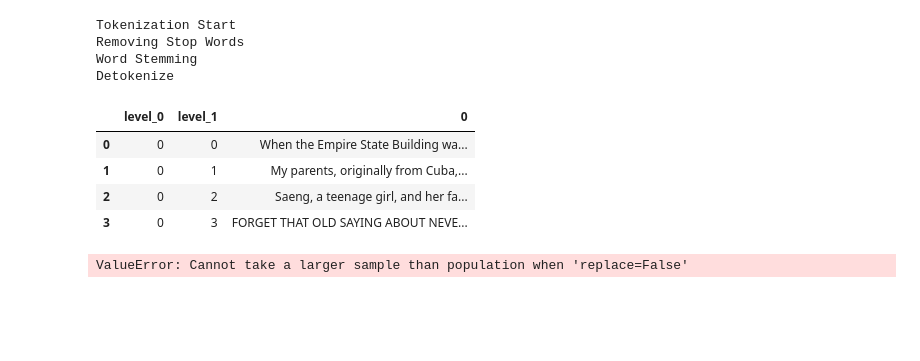
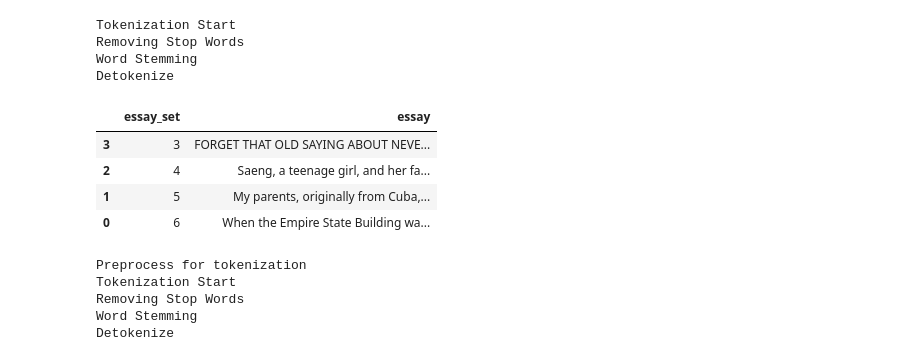
Before and after one commit to CjjeM/AES_Finals_MCL, a Jupyter notebook: sourcedependent_scorer.ipynb, the cells around one changed output. Cells and saved outputs as stored; diff of their text form; code cells hidden in the pictures; blank space fills up the shorter version.

Commit message:
source dependent scorer

```diff
--- a/sourcedependent_scorer.ipynb
+++ b/sourcedependent_scorer.ipynb
@@ -111,18 +113,18 @@ Removing Stop Words
 Word Stemming
 Detokenize
 # %%
-source_essay = pd.read_csv('source_essays.txt', sep="|", header=None)
-
-stacked = source_essay.stack().reset_index()
-new_s = stacked.drop(['level_0', 'level_1'], axis=1)
-new_s.head()
-# cleaned_source_essay = cleaned_source_essay(source_essay)
+source = pd.read_csv('source_essays.txt', sep="|", header=None)
+stacked_source = source.stack().reset_index()
+source_essay = stacked_source.drop(['level_0', 'level_1'], axis=1).rename(columns={0: 'essay'})
+source_essay.insert(0, "essay_set", [6, 5, 4, 3], True)
+source_essay = source_essay.sort_values(by=['essay_set'], ascending=True)
+source_essay.head()
 # %% [output]
-|  | level_0 | level_1 | 0 |
-| 0 | 0 | 0 | When the Empire State Building wa... |
-| 1 | 0 | 1 | My parents, originally from Cuba,... |
-| 2 | 0 | 2 | Saeng, a teenage girl, and her fa... |
-| 3 | 0 | 3 | FORGET THAT OLD SAYING ABOUT NEVE... |
+|  | essay_set | essay |
+| 3 | 3 | FORGET THAT OLD SAYING ABOUT NEVE... |
+| 2 | 4 | Saeng, a teenage girl, and her fa... |
+| 1 | 5 | My parents, originally from Cuba,... |
+| 0 | 6 | When the Empire State Building wa... |
 # %%
 def clean_source_essay(source_essay):
     print("Preprocess for tokenization")
@@ -151,5 +153,8 @@ def clean_source_essay(source_essay):
-# %%
-chosen_essay = main_df[main_df['actual_score'] >= 11]
-chosen_essay = chosen_essay.groupby('actual_score').sample(10, random_state=26)
-# %% [output]
-ValueError: Cannot take a larger sample than population when 'replace=False'
+# %%
+cleaned_source_essay = clean_source_essay(source_essay)
+# %% [output]
+Preprocess for tokenization
+Tokenization Start
+Removing Stop Words
+Word Stemming
+Detokenize
```
Also changed, not shown: parts of 17 cells of this notebook.
